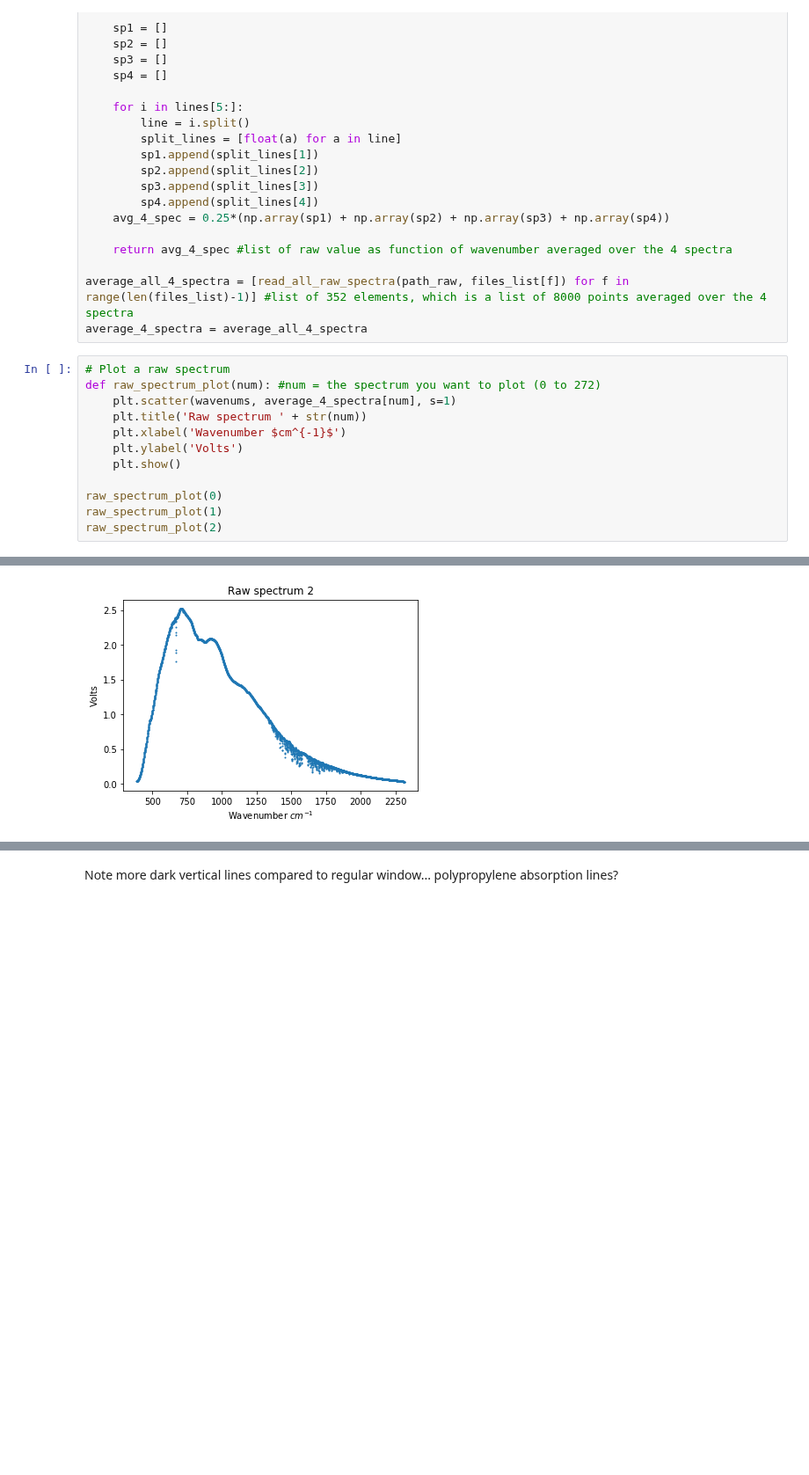
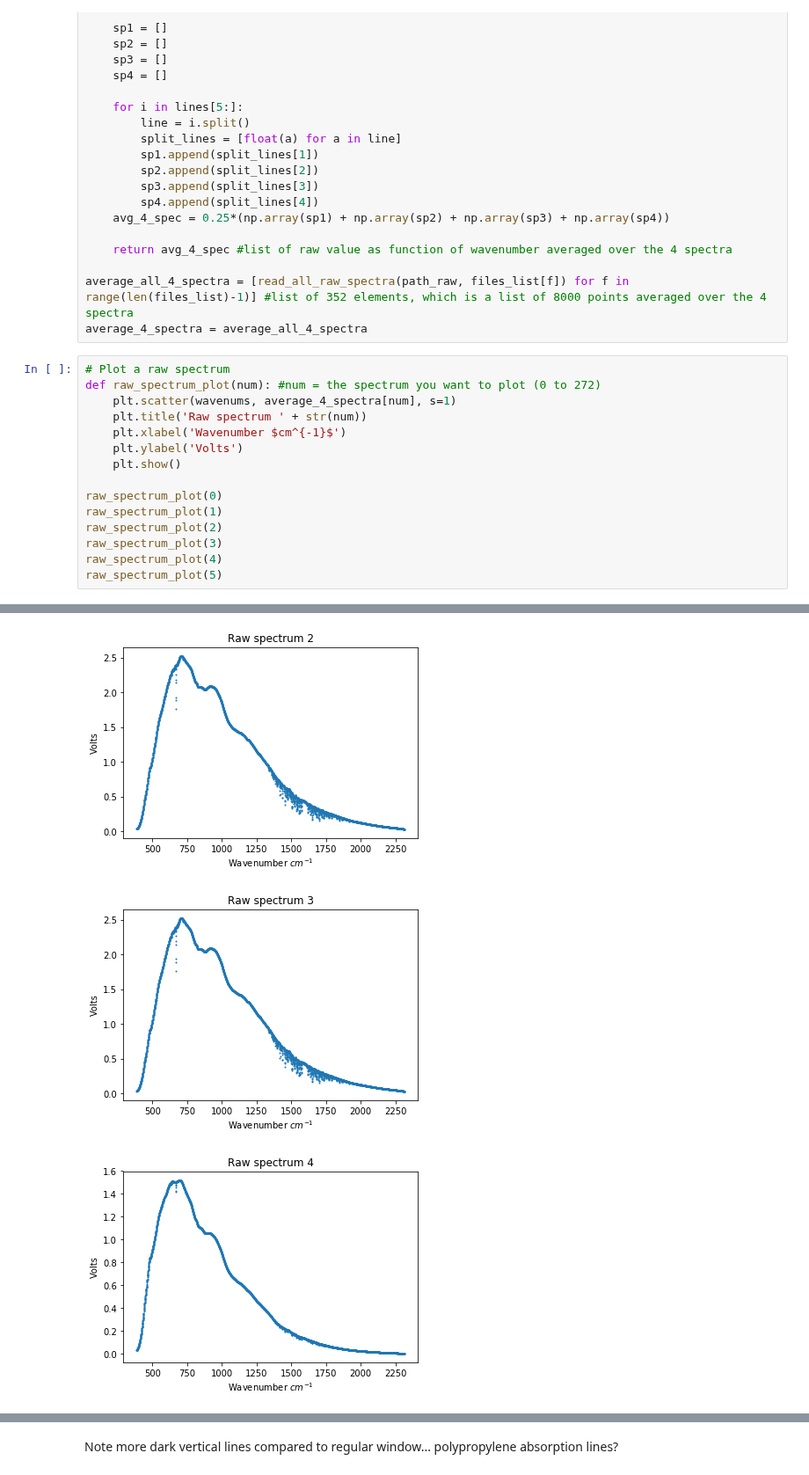
Before and after one commit to micolbedarida/MSci_Project, a Jupyter notebook: data_analysis_after_realignment.ipynb, the cells around one changed output, grey strips where cells are left out. Shown at 88% size. Saved outputs shown, nothing was run; the diff lists cells and outputs as text; blank space fills up the shorter version.

```diff
--- a/data_analysis_after_realignment.ipynb
+++ b/data_analysis_after_realignment.ipynb
@@ -298,16 +295,21 @@ average_4_spectra = average_all_4_spectra
 # %%
 # Plot a raw spectrum
 def raw_spectrum_plot(num): #num = the spectrum you want to plot (0 to 272)
     plt.scatter(wavenums, average_4_spectra[num], s=1)
     plt.title('Raw spectrum ' + str(num))
     plt.xlabel('Wavenumber $cm^{-1}$')
     plt.ylabel('Volts')
     plt.show()
 
 raw_spectrum_plot(0)
 raw_spectrum_plot(1)
 raw_spectrum_plot(2)
+raw_spectrum_plot(3)
+raw_spectrum_plot(4)
+raw_spectrum_plot(5)
 # %% [output]
 [figure]
 [figure]
 [figure]
+[figure, added]
+[figure, added]
```
Also changed, not shown: parts of 11 cells of this notebook, 1 other file.
